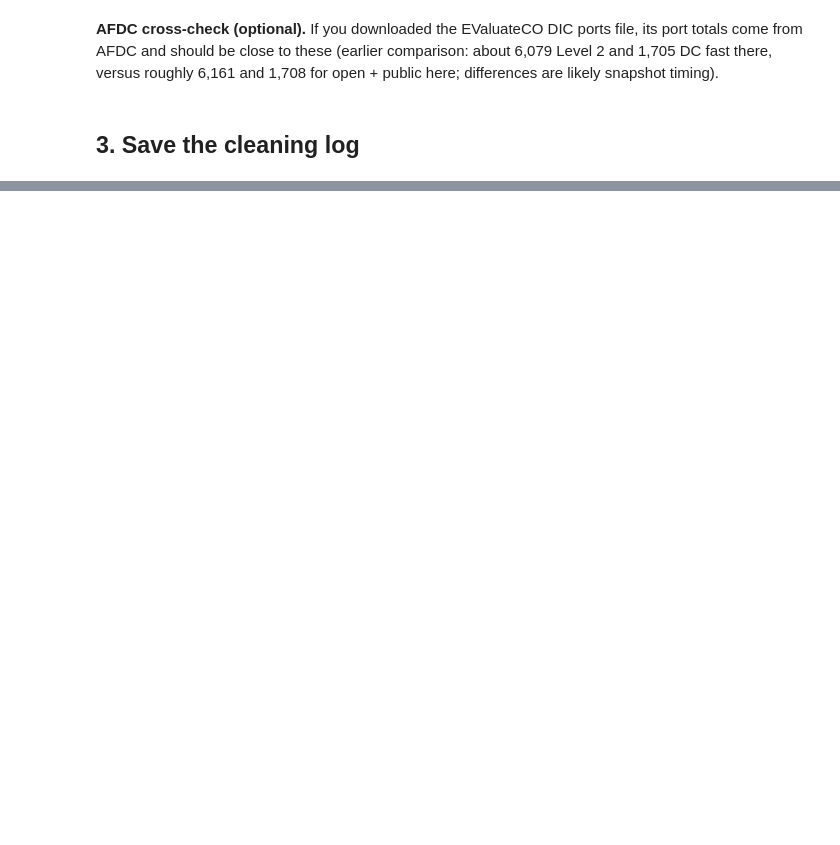
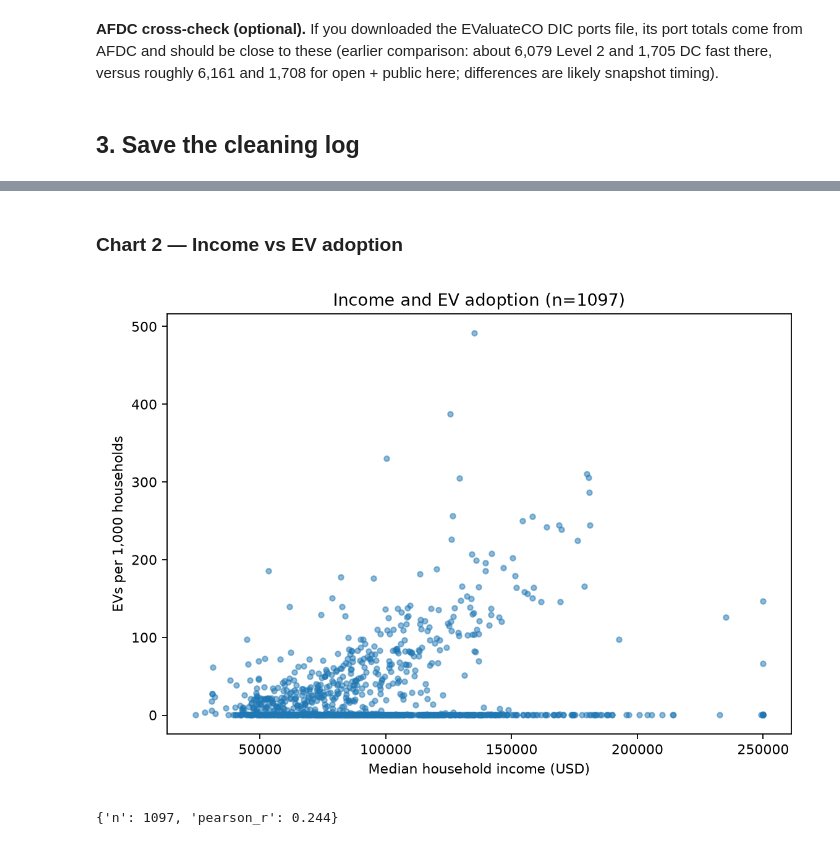
Before and after one commit to CSCI-5502-Data-Mining/Colorado-EV-Charging-Analysis, a Jupyter notebook: notebooks/cleaning_and_preprocessing.ipynb, the cells around one changed output, grey strips where cells are left out. Drawn from its saved outputs; the diff is of its cells as text; code cells hidden in the pictures; blank space fills up the shorter version.

```diff
--- a/notebooks/cleaning_and_preprocessing.ipynb
+++ b/notebooks/cleaning_and_preprocessing.ipynb
@@ -396,0 +433,20 @@ Wrote: ['afdc_zip.csv', 'atlas_zip.csv', 'cleaning_log.json']
+# %%
+# Join by matching 5-digit code; keep every EV and station ZIP; ACS unmatched stay visible.
+key = (pd.concat([ev_tbl[["zcta"]], st_tbl[["zcta"]]], ignore_index=True)
+         .drop_duplicates())
+joined = (key.merge(ev_tbl, on="zcta", how="left", validate="one_to_one")
+             .merge(st_tbl, on="zcta", how="left", validate="one_to_one")
+             .merge(acs_tbl, on="zcta", how="left", validate="one_to_one", indicator="acs_join"))
+joined["matched_acs"] = joined["acs_join"].eq("both")
+joined["ev_per_1000_households"] = np.where(
+    joined["households"] > 0, joined["ev_count"] / joined["households"] * 1000, np.nan)
+joined["known_ports"] = joined[["l1_ports", "l2_ports", "dcfc_ports"]].sum(axis=1, min_count=1)
+pf = joined[[f"{x}_partial" for x in ["l1_ports", "l2_ports", "dcfc_ports"]]]
+has_partial = (pf.eq(True) | pf.isna()).any(axis=1)
+joined["known_ports"] = joined["known_ports"].where(~has_partial)
+joined["ports_per_1000_households"] = np.where(
+    joined["households"] > 0, joined["known_ports"] / joined["households"] * 1000, np.nan)
+print("union ZIP/ZCTA codes:", len(joined))
+print("codes unmatched to ACS (preserved):", int((~joined["matched_acs"]).sum()))
+joined[["zcta", "ev_count", "households", "ev_per_1000_households",
+        "station_count", "known_ports", "median_income", "renter_share"]].head()
@@ -396,0 +478,12 @@ Wrote: ['afdc_zip.csv', 'atlas_zip.csv', 'cleaning_log.json']
+# %% [markdown]
+### Chart 2 — Income vs EV adoption
+# %%
+c1 = pe.plot_x_y(joined, "median_income", "ev_per_1000_households",
+                 FIGS / "02_income_vs_ev.png", "Income and EV adoption",
+                 "Median household income (USD)", "EVs per 1,000 households")
+from IPython.display import Image, display
+display(Image(filename=str(FIGS / "02_income_vs_ev.png")))
+print(c1)
+# %% [output]
+[figure, added]
+{'n': 1097, 'pearson_r': 0.244}
```
Also changed, not shown: parts of 23 cells of this notebook, 26 other files.
